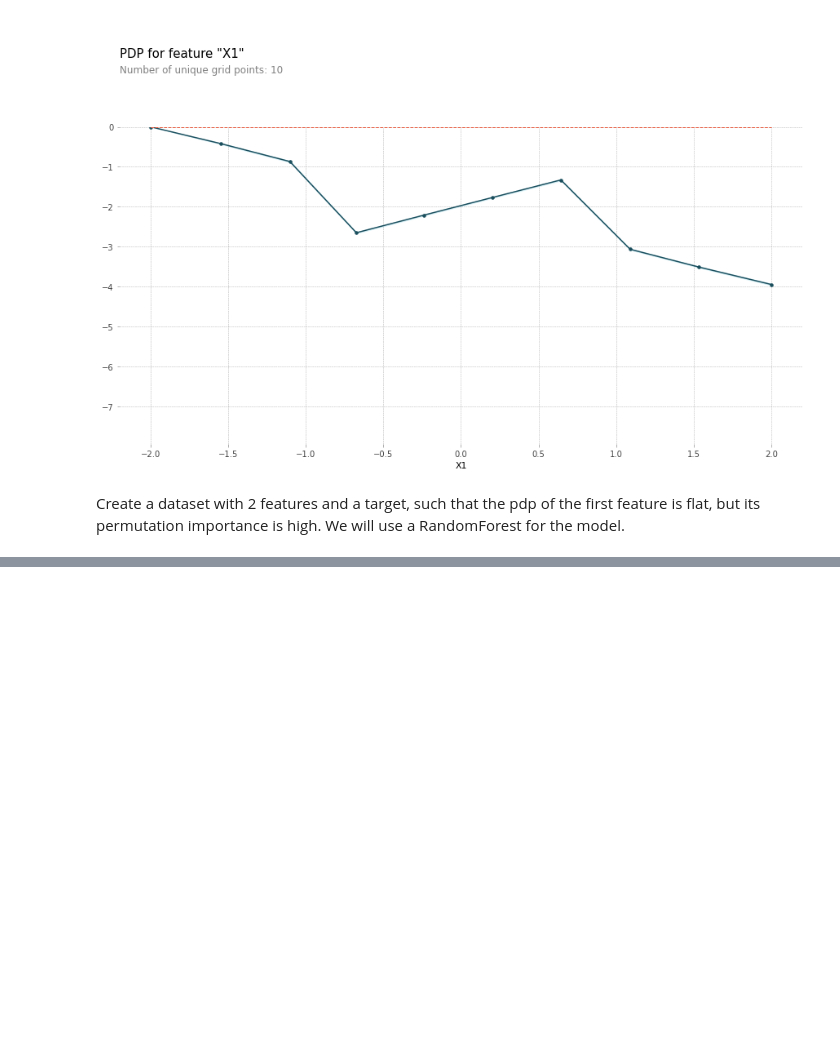
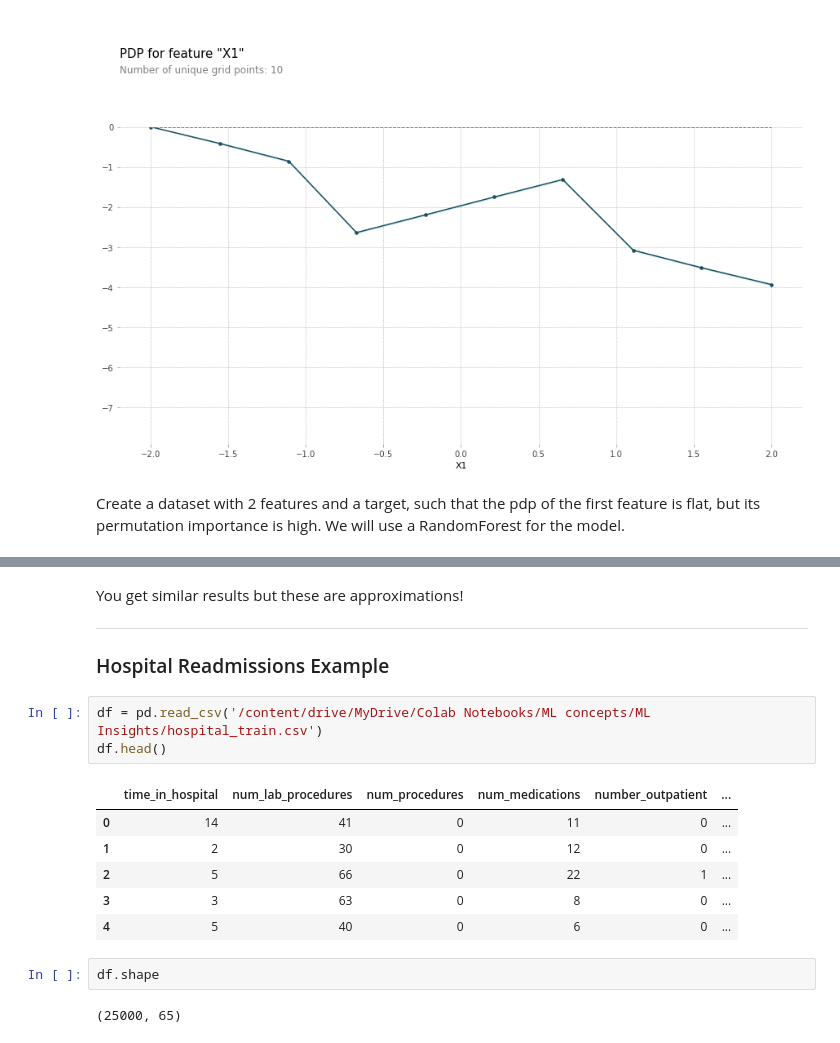
Before and after one commit to chelynl/Machine_Learning, a Jupyter notebook: ML_Explainability.ipynb, the cells around one changed output, grey strips where cells are left out. Saved outputs shown, nothing was run; the diff lists cells and outputs as text; blank space fills up the shorter version.

```diff
--- a/ML_Explainability.ipynb
+++ b/ML_Explainability.ipynb
@@ -630,0 +755,20 @@ eli5.show_weights(perm, feature_names = ['X1', 'X2'])
+# %% [markdown]
+You get similar results but these are approximations!
+
+***
+
+### Hospital Readmissions Example
+# %%
+df = pd.read_csv('/content/drive/MyDrive/Colab Notebooks/ML concepts/ML Insights/hospital_train.csv')
+df.head()
+# %% [output]
+|  | time_in_hospital | num_lab_procedures | num_procedures | num_medications | number_outpatient | ... |
+| 0 | 14 | 41 | 0 | 11 | 0 | ... |
+| 1 | 2 | 30 | 0 | 12 | 0 | ... |
+| 2 | 5 | 66 | 0 | 22 | 1 | ... |
+| 3 | 3 | 63 | 0 | 8 | 0 | ... |
+| 4 | 5 | 40 | 0 | 6 | 0 | ... |
+# %%
+df.shape
+# %% [output]
+(25000, 65)
```
Also changed, not shown: parts of 32 cells of this notebook.
